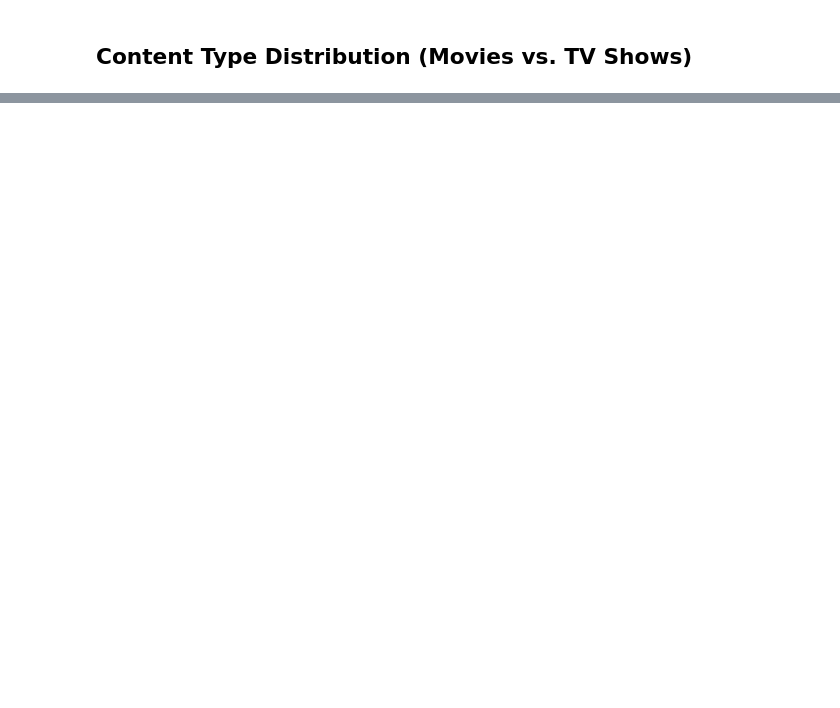
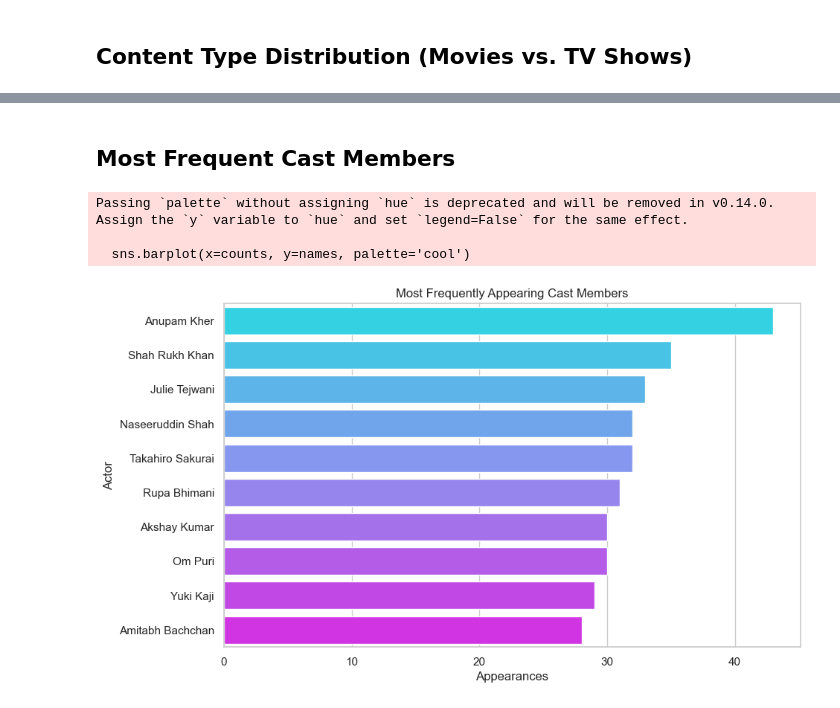
Before and after one commit to RlphChrs/streaming-stats-netflix, a Jupyter notebook: notebooks/02-eda.ipynb, the cells around one changed output, grey strips where cells are left out. Saved outputs shown, nothing was run; the diff lists cells and outputs as text; code cells hidden in the pictures; blank space fills up the shorter version.

```diff
--- a/notebooks/02-eda.ipynb
+++ b/notebooks/02-eda.ipynb
@@ -45,0 +74,21 @@ Passing `palette` without assigning `hue` is deprecated and will be removed in v
+# %% [markdown]
+## Most Frequent Cast Members
+# %%
+from collections import Counter
+
+cast_series = df['cast'].dropna().str.split(', ')
+flat_cast = [actor for sublist in cast_series for actor in sublist if actor != 'Unknown']
+top_cast = Counter(flat_cast).most_common(10)
+
+names, counts = zip(*top_cast)
+
+sns.barplot(x=counts, y=names, palette='cool')
+plt.title('Most Frequently Appearing Cast Members')
+plt.xlabel('Appearances')
+plt.ylabel('Actor')
+plt.show()
+# %% [output]
+Passing `palette` without assigning `hue` is deprecated and will be removed in v0.14.0. Assign the `y` variable to `hue` and set `legend=False` for the same effect.
+
+  sns.barplot(x=counts, y=names, palette='cool')
+[figure, added]
```
Also changed, not shown: parts of 11 cells of this notebook.
